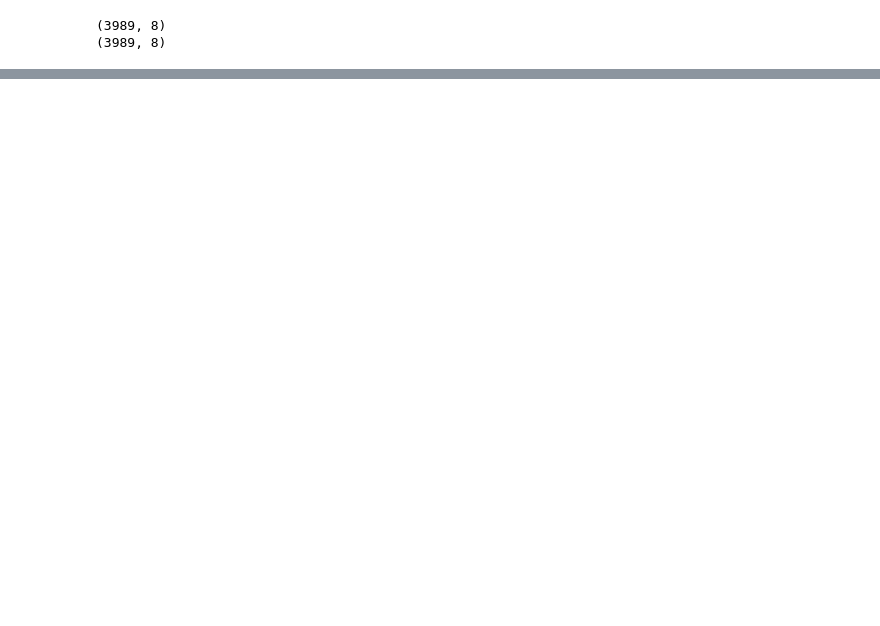
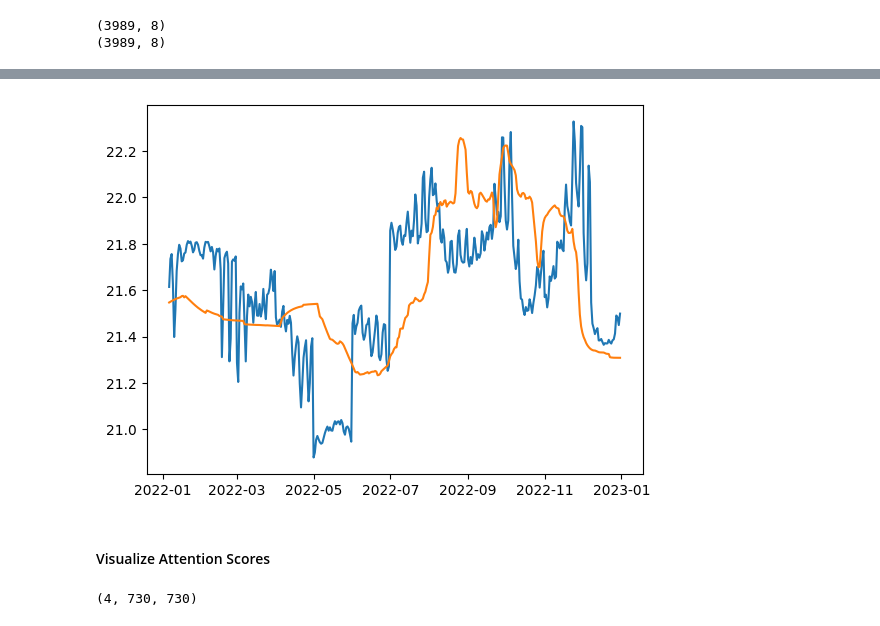
Before and after one commit to NathanAlmazan/RiverCast, a Jupyter notebook: notebooks/stl/rivercast.ipynb, the cells around one changed output, grey strips where cells are left out. Saved outputs shown, nothing was run; the diff lists cells and outputs as text; code cells hidden in the pictures; blank space fills up the shorter version.

```diff
--- a/notebooks/rivercast_stl.ipynb
+++ b/notebooks/stl/rivercast.ipynb
@@ -635,0 +687,6 @@ plt.show()
+# %%
+plot_forecast(y_test[:, 2], ground[:, 2])
+# %% [output]
+[figure, added]
+# %% [markdown]
+#### Visualize Attention Scores
@@ -635,0 +710,6 @@ plt.show()
+# %%
+attn_scores =  torch.squeeze(attn_scores, dim=0)
+attn_scores = attn_scores.detach().cpu().numpy()
+attn_scores.shape
+# %% [output]
+(4, 730, 730)
```
Also changed, not shown: parts of 81 cells of this notebook, 2 other files.
